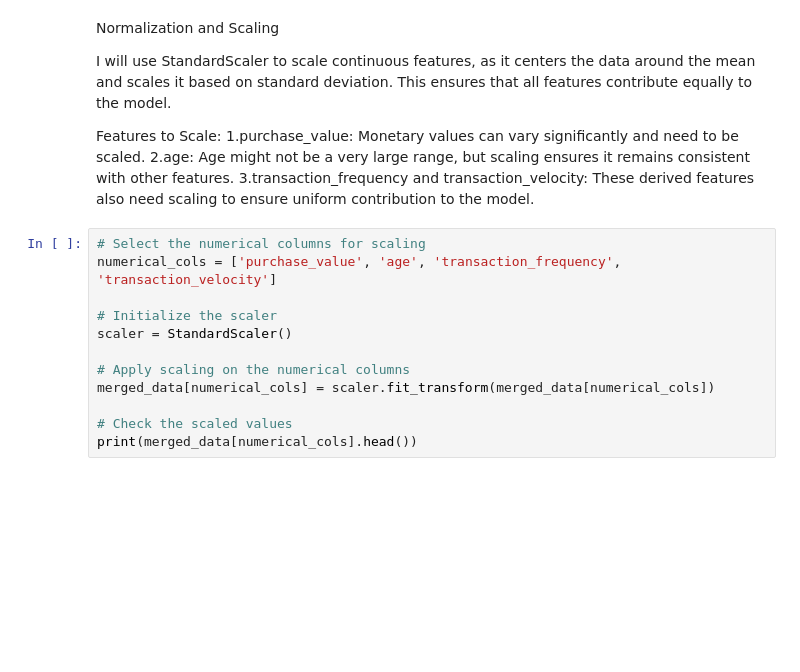
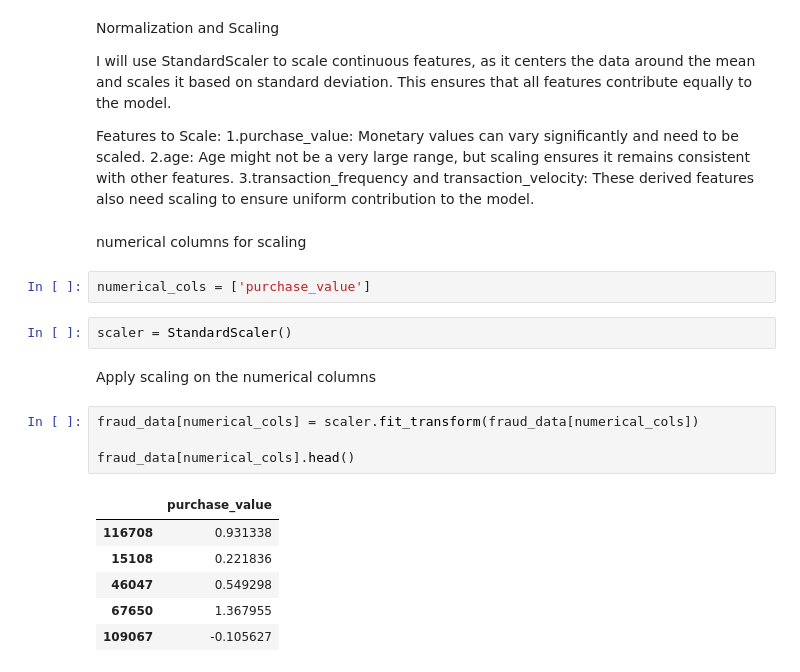
Before and after one commit to bef898/fraud_detection_system, a Jupyter notebook: notebooks/merge.ipynb, the cells around one changed output. Saved outputs shown, nothing was run; the diff lists cells and outputs as text; blank space fills up the shorter version.

```diff
--- a/notebooks/merge.ipynb
+++ b/notebooks/merge.ipynb
@@ -184,15 +171,22 @@ Features to Scale:
 1.purchase_value: Monetary values can vary significantly and need to be scaled.
 2.age: Age might not be a very large range, but scaling ensures it remains consistent with other features.
 3.transaction_frequency and transaction_velocity: These derived features also need scaling to ensure uniform contribution to the model.
-# %%
-# Select the numerical columns for scaling
-numerical_cols = ['purchase_value', 'age', 'transaction_frequency', 'transaction_velocity']
-
-# Initialize the scaler
-scaler = StandardScaler()
-
-# Apply scaling on the numerical columns
-merged_data[numerical_cols] = scaler.fit_transform(merged_data[numerical_cols])
-
-# Check the scaled values
-print(merged_data[numerical_cols].head())
+# %% [markdown]
+numerical columns for scaling
+# %%
+numerical_cols = ['purchase_value']
+# %%
+scaler = StandardScaler()
+# %% [markdown]
+Apply scaling on the numerical columns
+# %%
+fraud_data[numerical_cols] = scaler.fit_transform(fraud_data[numerical_cols])
+
+fraud_data[numerical_cols].head()
+# %% [output]
+|  | purchase_value |
+| 116708 | 0.931338 |
+| 15108 | 0.221836 |
+| 46047 | 0.549298 |
+| 67650 | 1.367955 |
+| 109067 | -0.105627 |
```
Also changed, not shown: parts of 11 cells of this notebook, 1 other file.
